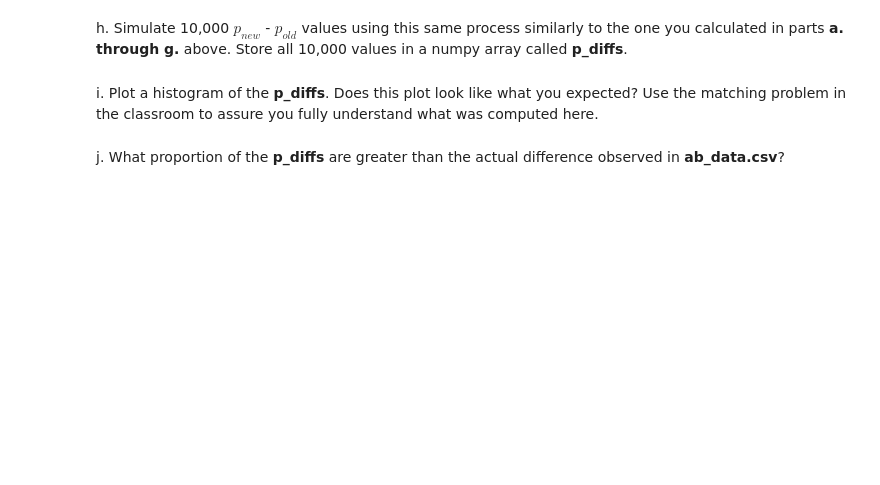
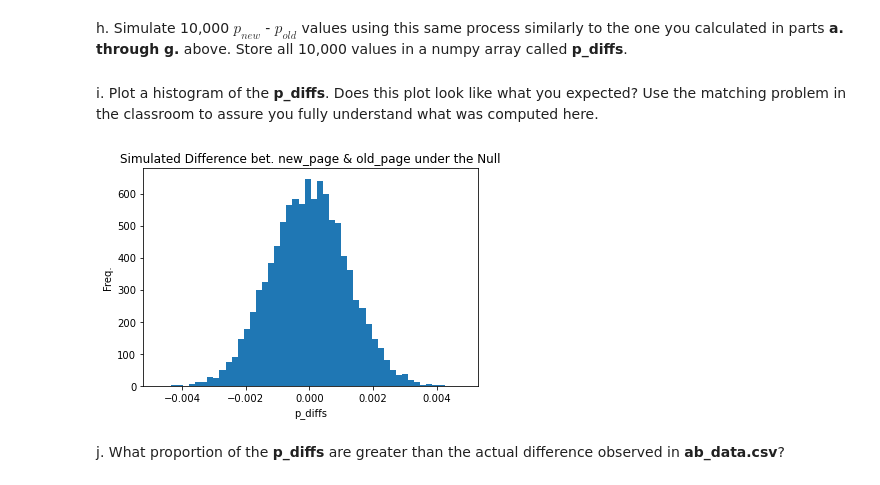
Before and after one commit to Theabdelkader/Analyze-AB-Test-Results, a Jupyter notebook: Analyze_ab_test_results_notebook.ipynb, the cells around one changed output. Saved outputs shown, nothing was run; the diff lists cells and outputs as text; code cells hidden in the pictures; blank space fills up the shorter version.

```diff
--- a/Analyze_ab_test_results_notebook.ipynb
+++ b/Analyze_ab_test_results_notebook.ipynb
@@ -320,10 +318,12 @@ p_diffs
 # %% [markdown]
 i. Plot a histogram of the **p_diffs**.  Does this plot look like what you expected?  Use the matching problem in the classroom to assure you fully understand what was computed here.
 # %%
-plt.hist(p_diffs,bins=30)
+plt.hist(p_diffs,bins=50)
 plt.xlabel('p_diffs')
 plt.ylabel('Freq.')
 plt.title('Simulated Difference bet. new_page & old_page under the Null');
+# %% [output]
+[figure, added]
 # %% [markdown]
 j. What proportion of the **p_diffs** are greater than the actual difference observed in **ab_data.csv**?
 # %%
```
Also changed, not shown: parts of 18 cells of this notebook.
